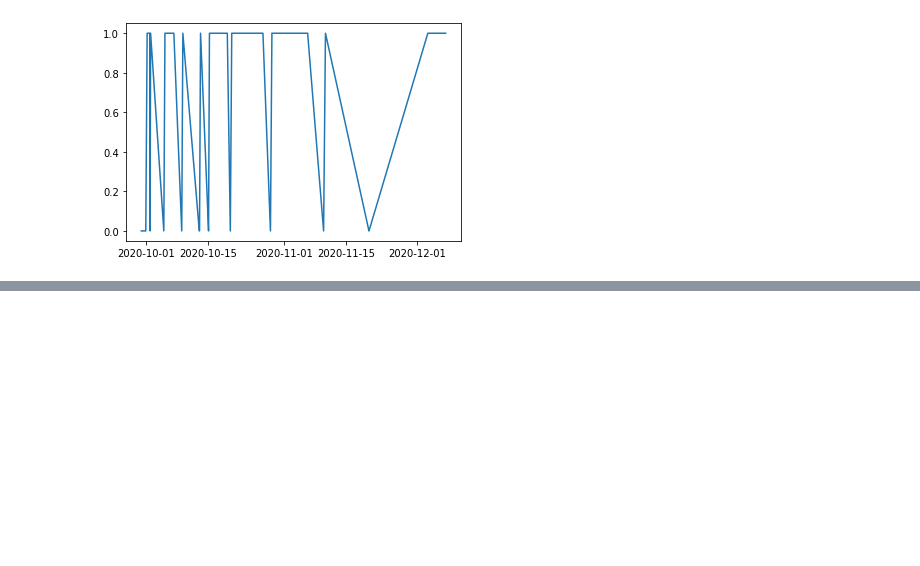
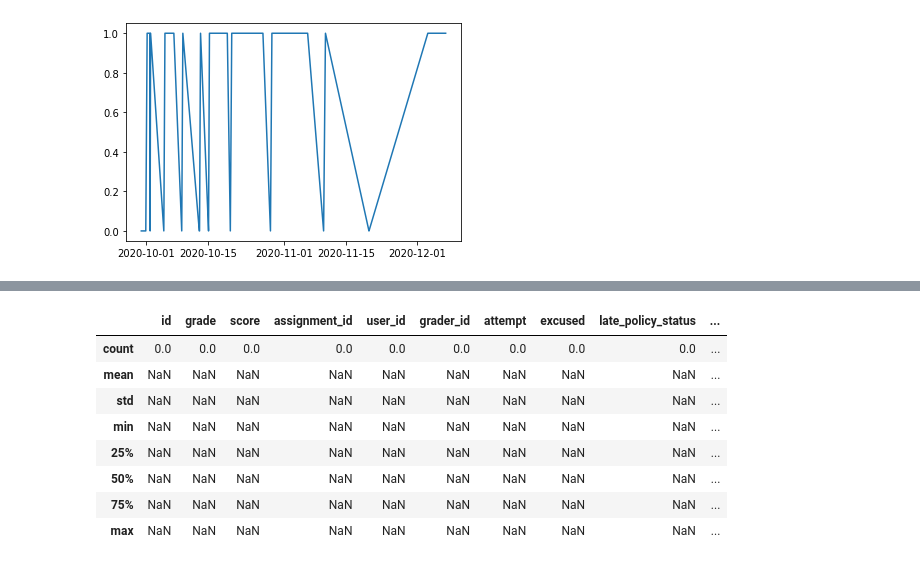
Before and after one commit to GwenStacey/Canvas-Data, a Jupyter notebook: canvas_data/testing.ipynb, the cells around one changed output, grey strips where cells are left out. Saved outputs shown, nothing was run; the diff lists cells and outputs as text; code cells hidden in the pictures; blank space fills up the shorter version.

```diff
--- a/canvas_data/testing.ipynb
+++ b/canvas_data/testing.ipynb
@@ -129,6 +66,6 @@ with open("graded_subs_2.json", "w") as outfile:
     json.dump(data_set, outfile)
 # %%
-grades_df = pd.read_json('graded_subs_2.json')
+grades_df = pd.read_json("graded_subs.json")
 grades_df.head()
 # %% [output]
 |  | id | body | url | grade | score | submitted_at | assignment_id | user_id | submission_type | ... |
@@ -207,0 +214,14 @@ missing_df.head()
+# %%
+miss_grded_df = grades_df.merge(missing_df)
+# %%
+miss_grded_df.describe()
+# %% [output]
+|  | id | grade | score | assignment_id | user_id | grader_id | attempt | excused | late_policy_status | ... |
+| count | 0.0 | 0.0 | 0.0 | 0.0 | 0.0 | 0.0 | 0.0 | 0.0 | 0.0 | ... |
+| mean | NaN | NaN | NaN | NaN | NaN | NaN | NaN | NaN | NaN | ... |
+| std | NaN | NaN | NaN | NaN | NaN | NaN | NaN | NaN | NaN | ... |
+| min | NaN | NaN | NaN | NaN | NaN | NaN | NaN | NaN | NaN | ... |
+| 25% | NaN | NaN | NaN | NaN | NaN | NaN | NaN | NaN | NaN | ... |
+| 50% | NaN | NaN | NaN | NaN | NaN | NaN | NaN | NaN | NaN | ... |
+| 75% | NaN | NaN | NaN | NaN | NaN | NaN | NaN | NaN | NaN | ... |
+| max | NaN | NaN | NaN | NaN | NaN | NaN | NaN | NaN | NaN | ... |
```
Also changed, not shown: parts of 28 cells of this notebook, 1 other file.
